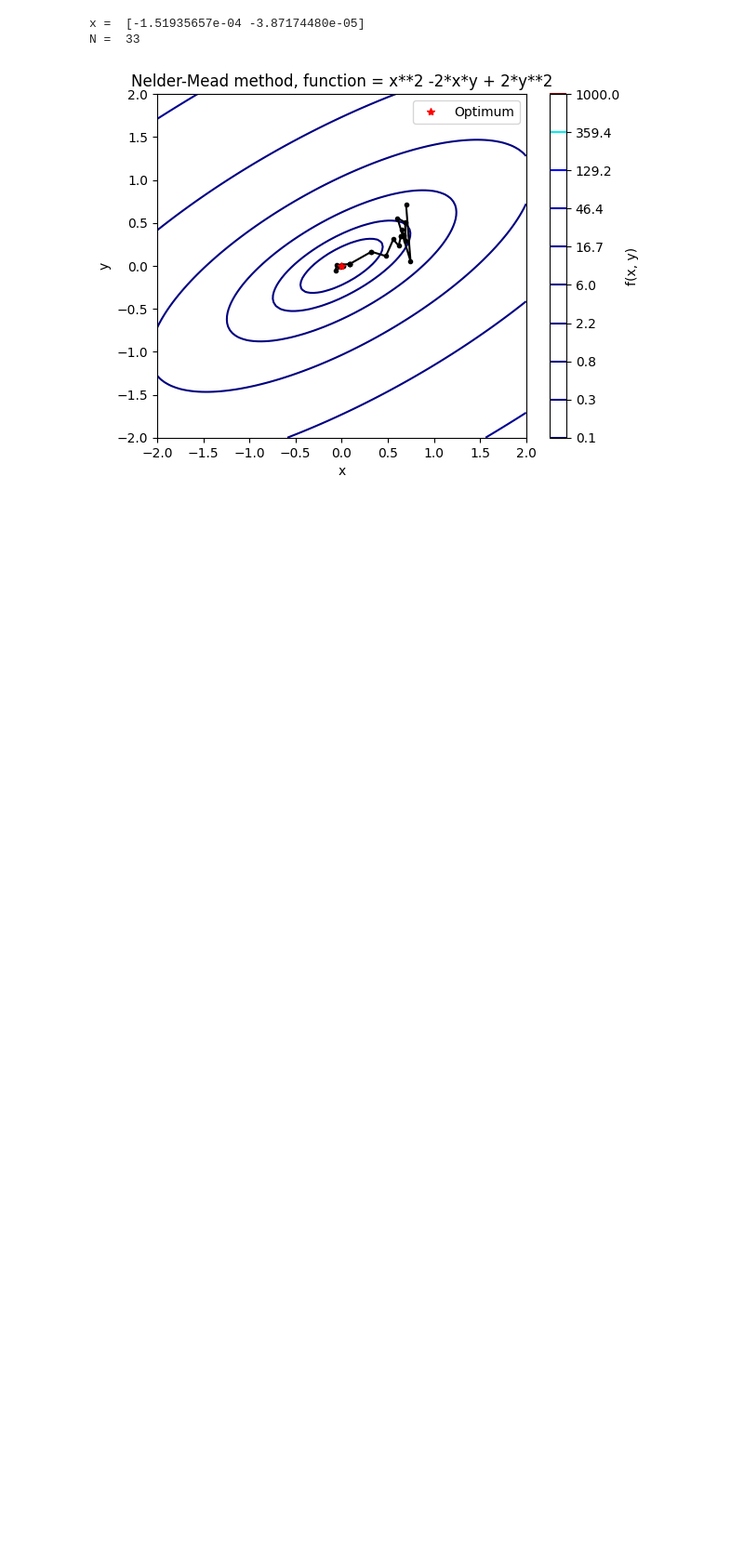
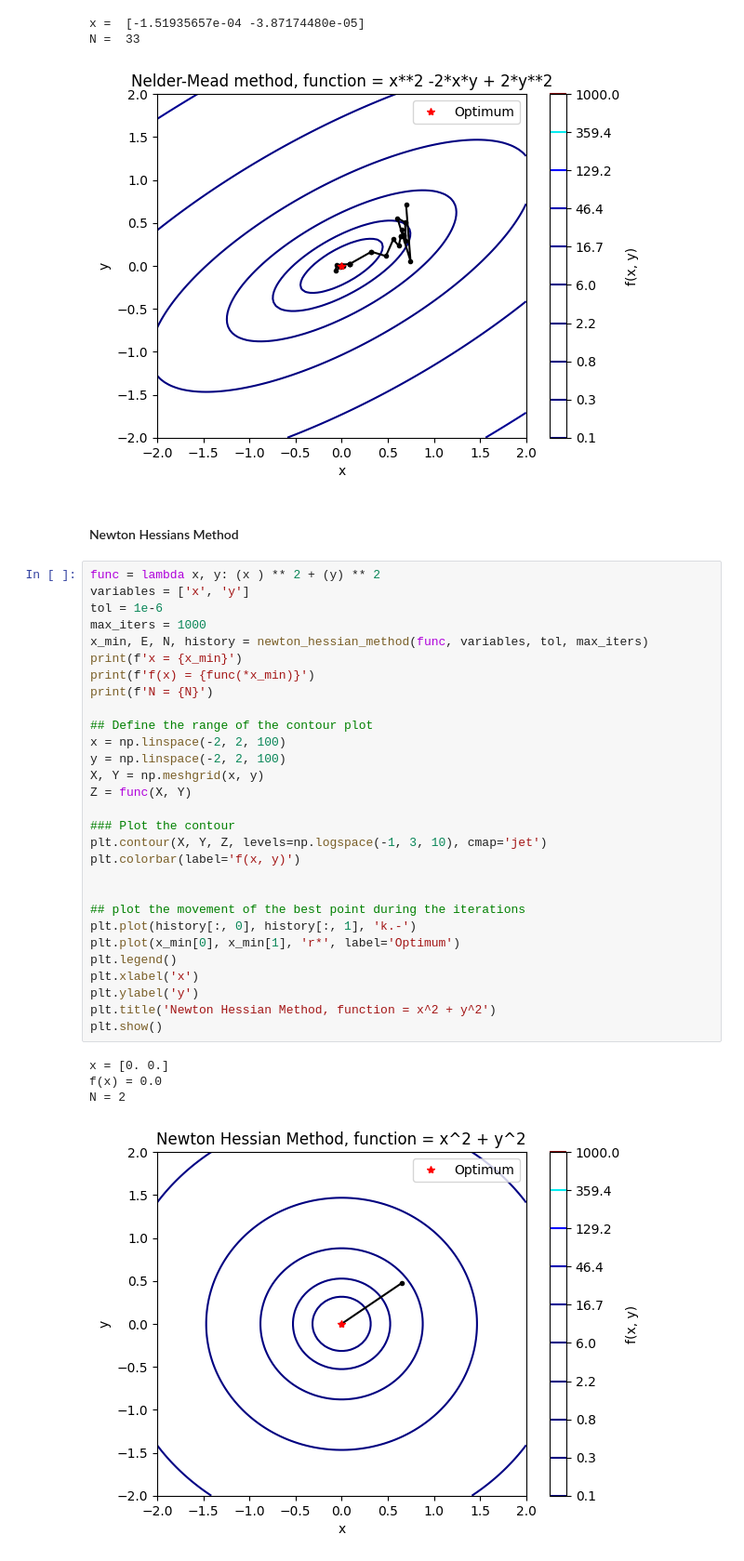
Before and after one commit to saeedahmadicp/numerical_optimization_of_ai, a Jupyter notebook: Test Notebook.ipynb, the cells around one changed output. Shown: that part at 93% size. Drawn from its saved outputs; the diff is of its cells as text; blank space fills up the shorter version.

Commit message:
added visualization of Newton Hessian method

```diff
--- a/Test Notebook.ipynb
+++ b/Test Notebook.ipynb
@@ -436,3 +436,39 @@ plt.show()
 x =  [-1.51935657e-04 -3.87174480e-05]
 N =  33
 [figure]
+# %% [markdown]
+#### Newton Hessians Method
+# %%
+func = lambda x, y: (x ) ** 2 + (y) ** 2
+variables = ['x', 'y']
+tol = 1e-6
+max_iters = 1000
+x_min, E, N, history = newton_hessian_method(func, variables, tol, max_iters)
+print(f'x = {x_min}')
+print(f'f(x) = {func(*x_min)}')
+print(f'N = {N}')
+
+## Define the range of the contour plot
+x = np.linspace(-2, 2, 100)
+y = np.linspace(-2, 2, 100)
+X, Y = np.meshgrid(x, y)
+Z = func(X, Y)
+
+### Plot the contour
+plt.contour(X, Y, Z, levels=np.logspace(-1, 3, 10), cmap='jet')
+plt.colorbar(label='f(x, y)')
+
+
+## plot the movement of the best point during the iterations
+plt.plot(history[:, 0], history[:, 1], 'k.-')
+plt.plot(x_min[0], x_min[1], 'r*', label='Optimum')
+plt.legend()
+plt.xlabel('x')
+plt.ylabel('y')
+plt.title('Newton Hessian Method, function = x^2 + y^2')
+plt.show()
+# %% [output]
+x = [0. 0.]
+f(x) = 0.0
+N = 2
+[figure, added]
```
